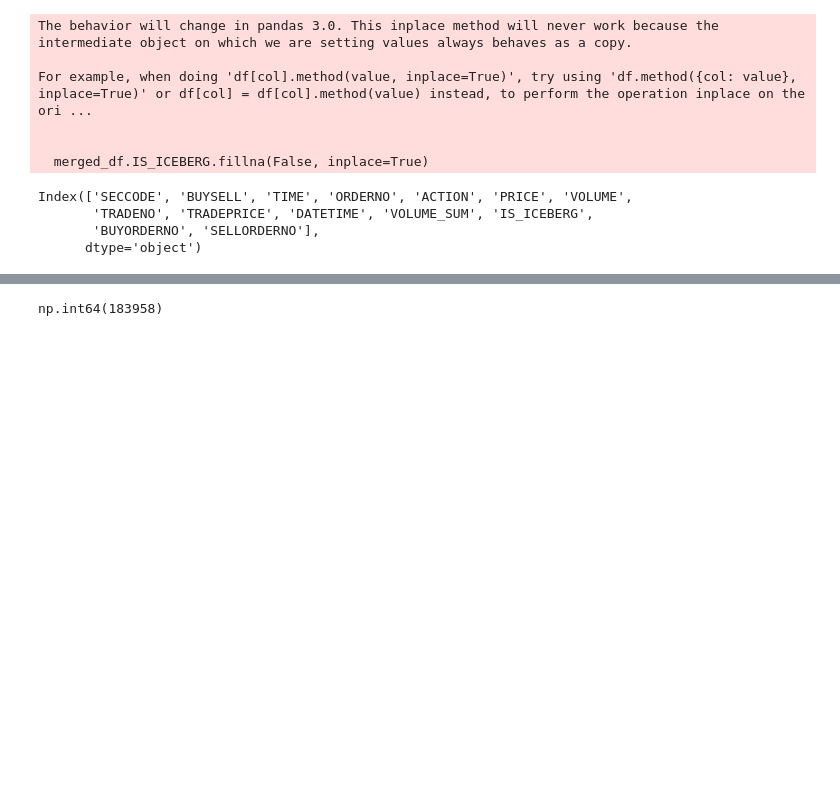
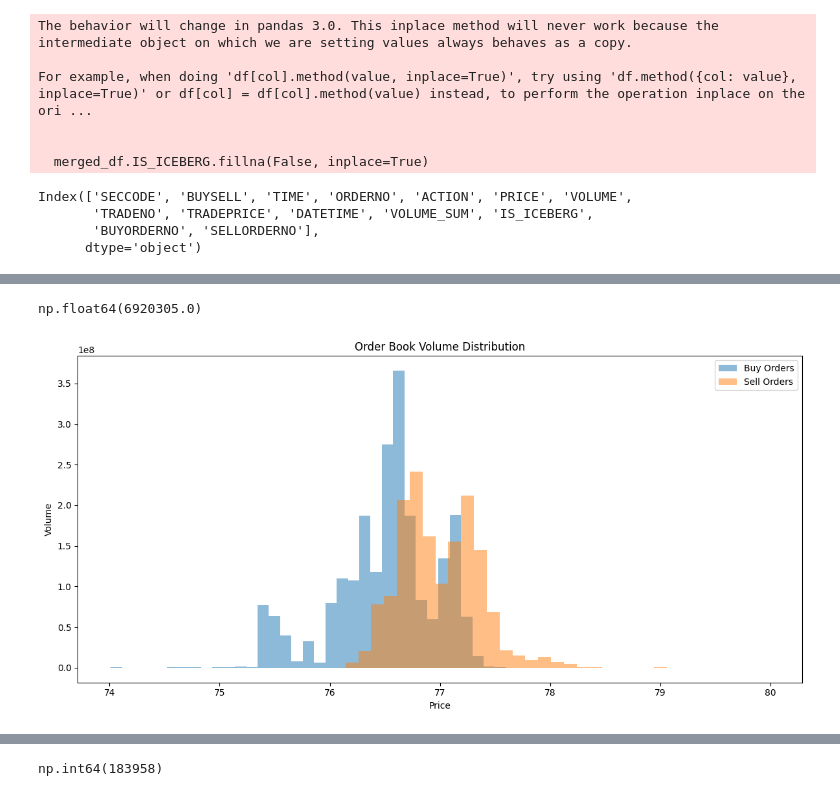
Before and after one commit to lBringerl/spoofing-detection, a Jupyter notebook: eda/moex_momentum_eda.ipynb, the cells around one changed output, grey strips where cells are left out. Saved outputs shown, nothing was run; the diff lists cells and outputs as text; code cells hidden in the pictures; blank space fills up the shorter version.

```diff
--- a/eda/moex_momentum_eda.ipynb
+++ b/eda/moex_momentum_eda.ipynb
@@ -373,0 +384,33 @@ AssertionError: 10567;10567;2460134743.0
+# %%
+from matplotlib import pyplot as plt
+
+def draw_order_book(buy_df, sell_df):
+    # Create a single figure
+    fig, ax = plt.subplots(figsize=(12, 6))
+
+    # Plot buy order book
+    ax.hist(buy_df['price'], weights=buy_df['volume'], bins=50, alpha=0.5, label='Buy Orders')
+
+    ax.hist(sell_df['price'], weights=sell_df['volume'], bins=50, alpha=0.5, label='Sell Orders')
+
+    # Add vertical lines for best bid and ask
+    # ax.axvline(x=best_bid, color='g', linestyle='--', label='Best Bid')
+    # ax.axvline(x=best_ask, color='r', linestyle='--', label='Best Ask')
+
+    ax.set_xlabel('Price')
+    ax.set_ylabel('Volume')
+    ax.set_title('Order Book Volume Distribution')
+    ax.legend()
+
+    plt.tight_layout()
+    plt.show()
+# %%
+buy_df = pd.DataFrame({
+    'price': list(buy_book_volume.keys()),
+    'volume': list(buy_book_volume.values())
+})
+
+sell_df = pd.DataFrame({
+    'price': list(sell_book_volume.keys()),
+    'volume': list(sell_book_volume.values())
+})
@@ -374 +432,9 @@ AssertionError: 10567;10567;2460134743.0
+# %%
+buy_df.price.max()
+# %% [output]
+np.float64(6920305.0)
+# %%
+draw_order_book(buy_df[(buy_df.price < 80) & (buy_df.price > 74)], sell_df[(sell_df.price < 80) & (sell_df.price > 74)])
+# %% [output]
+[figure, added]
 # %%
```
Also changed, not shown: parts of 6 cells of this notebook.
